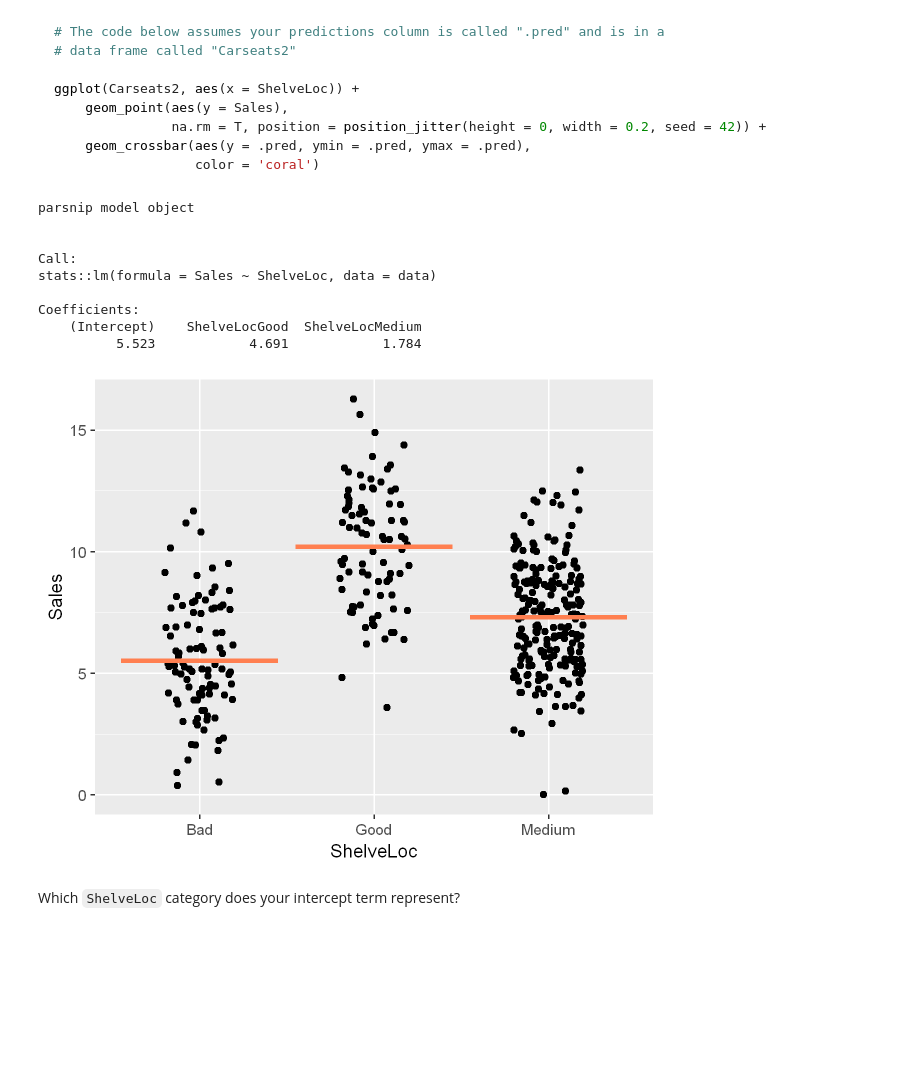
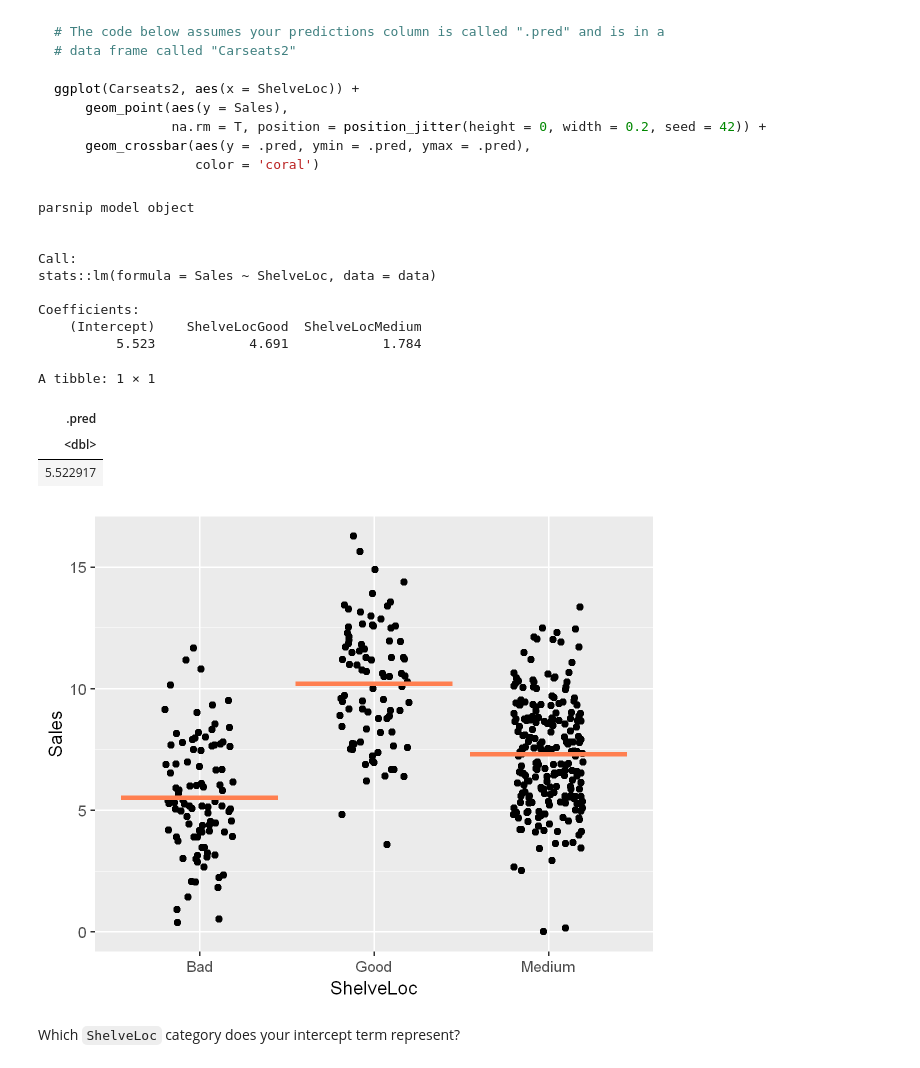
Before and after one commit to UNC-DATA-730/unit-3-assignment-SwagmasterMatt, a Jupyter notebook: assignment3.ipynb, the cells around one changed output. Cells and saved outputs as stored; diff of their text form; code cells hidden in the pictures; blank space fills up the shorter version.

````diff
--- a/assignment3.ipynb
+++ b/assignment3.ipynb
@@ -276,27 +276,37 @@ ggplot(Carseats2, aes(x = ShelveLoc)) +
                   color = 'coral')
 ```
 # %%
+
+
+
+
 mod_fit_3 = mod |> fit(Sales ~ ShelveLoc, data = Carseats)
 
 mod_fit_3
 
 Carseats_2 = augment(mod_fit_3, Carseats)
 
 ggplot(Carseats_2, aes(x = ShelveLoc)) +
     geom_point(aes(y = Sales),
                na.rm = T, position = position_jitter(height = 0, width = 0.2, seed = 42)) +
     geom_crossbar(aes(y = .pred, ymin = .pred, ymax = .pred),
                   color = 'coral')
+
+predict(mod_fit_3, new_data = tibble(ShelveLoc = 'Bad'))
 # %% [output]
 parsnip model object
 
 
 Call:
 stats::lm(formula = Sales ~ ShelveLoc, data = data)
 
 Coefficients:
     (Intercept)    ShelveLocGood  ShelveLocMedium
           5.523            4.691            1.784
+A tibble: 1 × 1
+| .pred |
+| <dbl> |
+| 5.522917 |
 [figure]
 # %% [markdown]
 Which `ShelveLoc` category does your intercept term represent?
````
Also changed, not shown: parts of 1 cell of this notebook.
